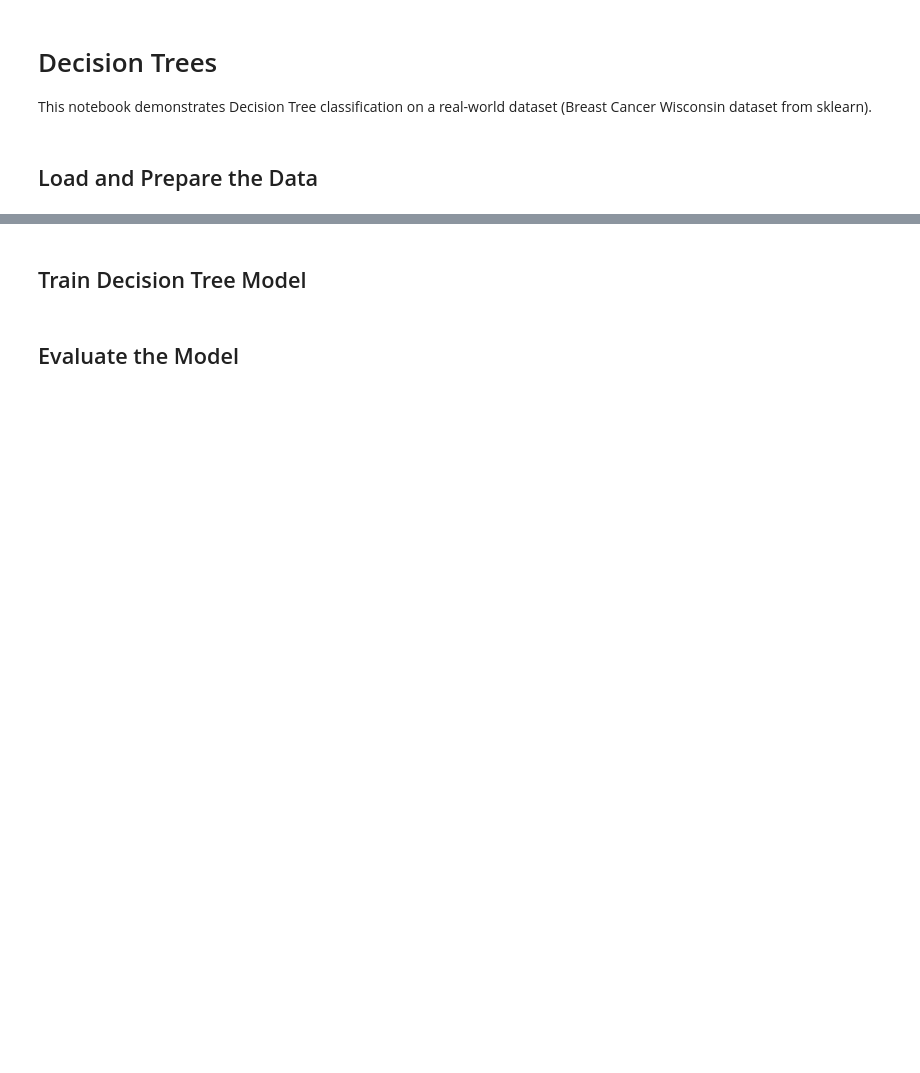
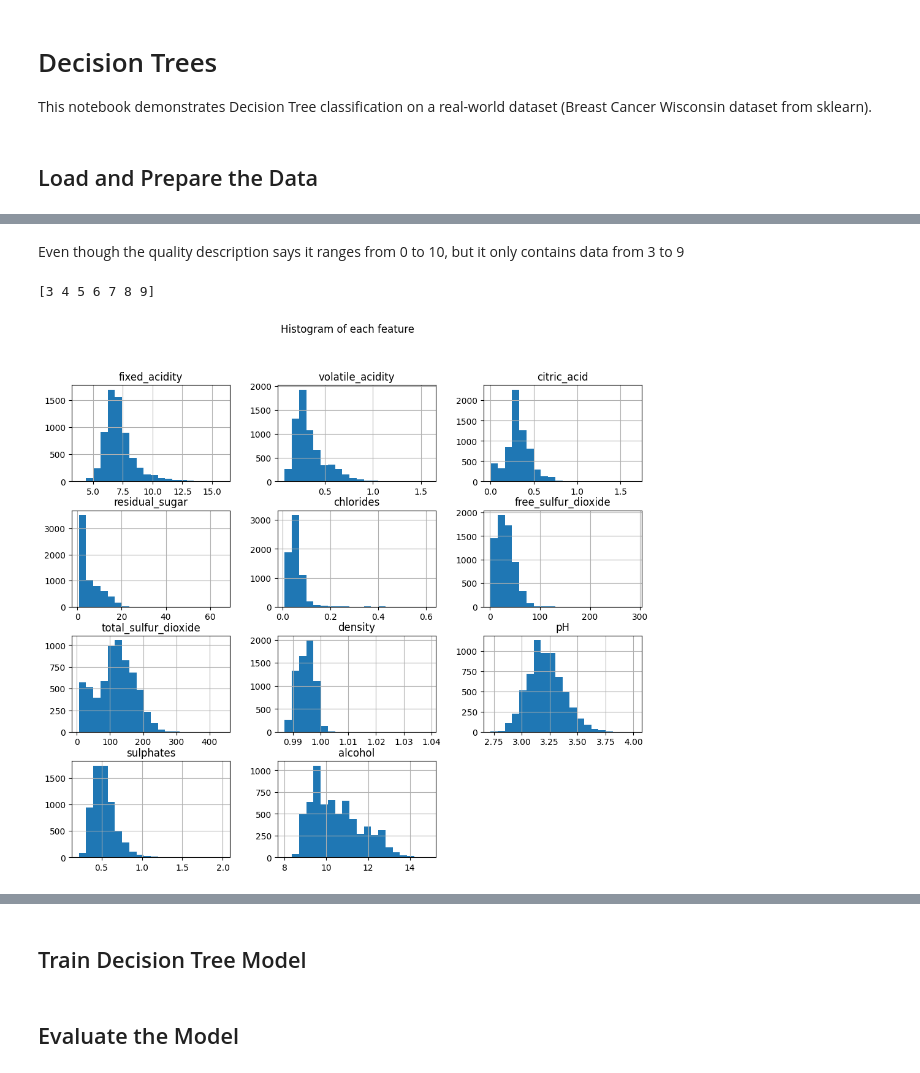
Before and after one commit to ChunFuYang/INDE577_Project, a Jupyter notebook: Supervised/Decision Trees/Decision_Trees.ipynb, the cells around one changed output, grey strips where cells are left out. Drawn from its saved outputs; the diff is of its cells as text; code cells hidden in the pictures; blank space fills up the shorter version.

Commit message:
Decision tree and random forest revised and update README

```diff
--- a/Supervised/Decision Trees/Decision_Trees.ipynb
+++ b/Supervised/Decision Trees/Decision_Trees.ipynb
@@ -12,7 +14,14 @@ from sklearn.metrics import accuracy_score, classification_report, ConfusionMatr
 # %% [markdown]
 ## Load and Prepare the Data
 # %%
-data = load_breast_cancer()
-X = data.data
-y = data.target
-X_train, X_test, y_train, y_test = train_test_split(X, y, test_size=0.2, random_state=42)
+# fetch dataset
+wine_quality = fetch_ucirepo(id=186)
+
+# data (as pandas dataframes)
+X = wine_quality.data.features
+y = wine_quality.data.targets
+
+# variable information
+pd.set_option('display.max_rows', 13)
+pd.set_option('display.width', 1000)
+print(wine_quality.variables)
@@ -18,0 +43,14 @@ X_train, X_test, y_train, y_test = train_test_split(X, y, test_size=0.2, random_
+# %% [markdown]
+Even though the quality description says it ranges from 0 to 10, but it only contains data from 3 to 9
+# %%
+# unique values of the target variable
+print(np.unique(y))
+# %% [output]
+[3 4 5 6 7 8 9]
+# %%
+# histogram of each feature
+X.hist(figsize=(12, 10), bins=20)
+plt.suptitle('Histogram of each feature')
+plt.show()
+# %% [output]
+[figure, added]
```
Also changed, not shown: parts of 11 cells of this notebook, 1 other file.
